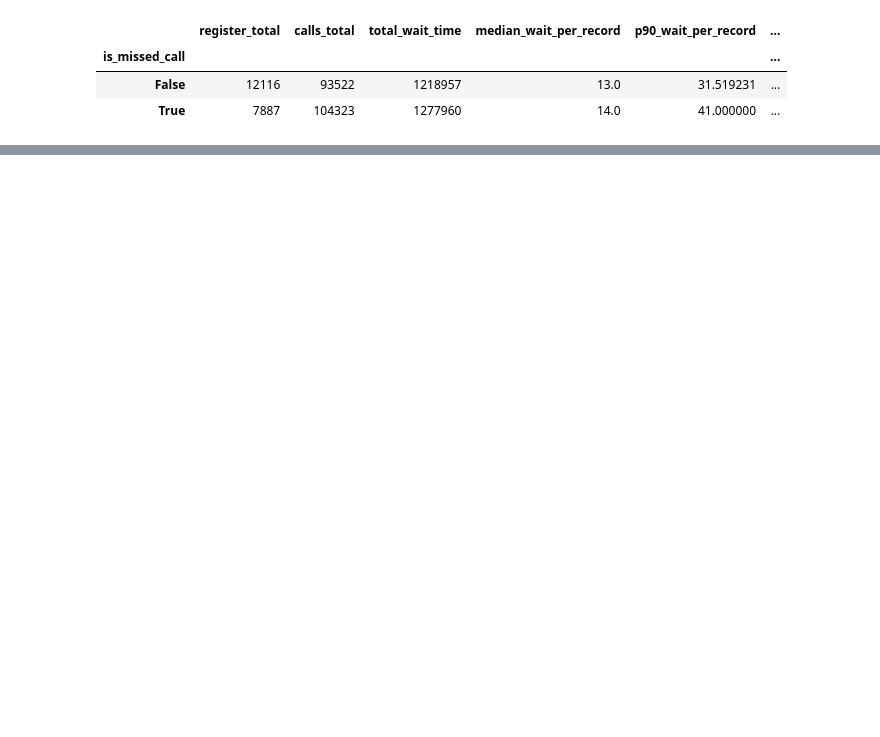
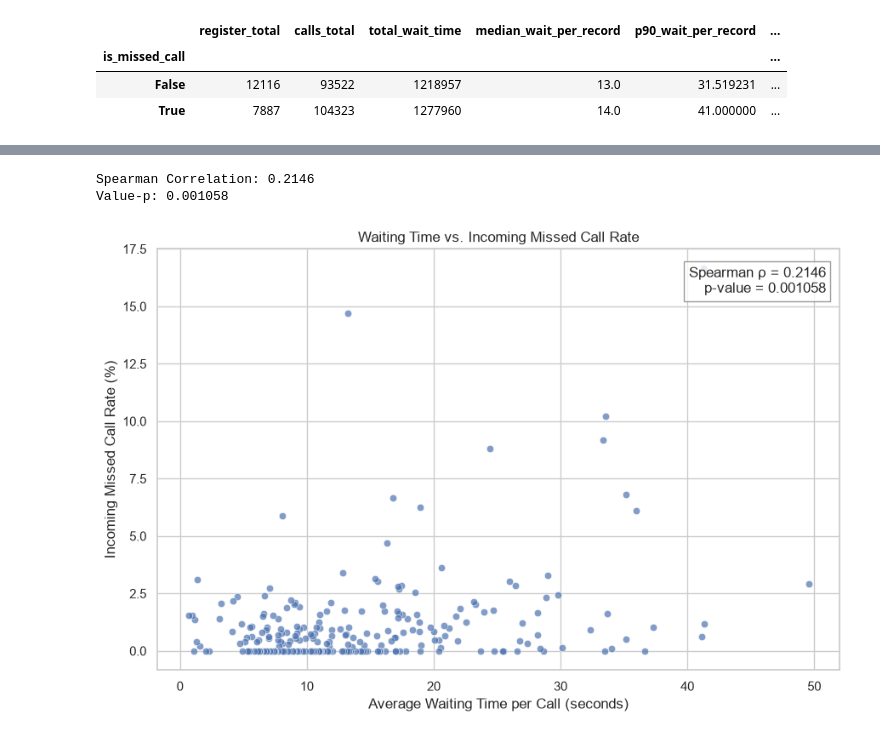
Before and after one commit to thaisCrtn/telecom_CallMeMaybe_analysis, a Jupyter notebook: notebooks/notebook.ipynb, the cells around one changed output, grey strips where cells are left out. Cells and saved outputs as stored; diff of their text form; code cells hidden in the pictures; blank space fills up the shorter version.

Commit message:
Create a consolidated table of the tests

```diff
--- a/notebooks/notebook.ipynb
+++ b/notebooks/notebook.ipynb
@@ -1425,0 +1470,20 @@ Será necessário analisar os tempos de espera por operador, considerando apenas
+# %%
+min_calls = 50
+
+operator_wait_50 = operator_wait_metrics[
+    operator_wait_metrics['calls_total'] >= min_calls
+].copy()
+
+operator_wait_50 = operator_wait_50.sort_values(
+    'weighted_avg_wait_per_call',
+    ascending=False
+)
+
+operator_wait_50[
+    [
+        'register_total',
+        'calls_total',
+        'total_wait_time',
+        'weighted_avg_wait_per_call'
+    ]
+].head(10)
@@ -1425,0 +2174,46 @@ Será necessário analisar os tempos de espera por operador, considerando apenas
+# %%
+spearman_result = spearmanr(
+    incoming_test_data['weighted_avg_wait_per_call'],
+    incoming_test_data['missed_call_rate']
+)
+
+print(f"Spearman Correlation: {spearman_result.statistic:.4f}")
+print(f"Value-p: {spearman_result.pvalue:.6f}")
+# %% [output]
+Spearman Correlation: 0.2146
+Value-p: 0.001058
+# %%
+sns.set_theme(style='whitegrid')
+
+plt.figure(figsize=(9, 6))
+
+sns.scatterplot(
+    data=incoming_test_data,
+    x='weighted_avg_wait_per_call',
+    y='missed_call_rate',
+    alpha=0.7
+)
+
+plt.xlabel('Average Waiting Time per Call (seconds)')
+plt.ylabel('Incoming Missed Call Rate (%)')
+plt.title(
+    'Waiting Time vs. Incoming Missed Call Rate'
+)
+
+plt.text(
+    0.98, 0.96,
+    'Spearman ρ = 0.2146\np-value = 0.001058',
+    transform=plt.gca().transAxes,
+    ha='right',
+    va='top',
+    bbox=dict(
+        facecolor='white',
+        alpha=0.8,
+        edgecolor='gray'
+    )
+)
+
+plt.tight_layout()
+plt.show()
+# %% [output]
+[figure, added]
```
Also changed, not shown: parts of 48 cells of this notebook.
